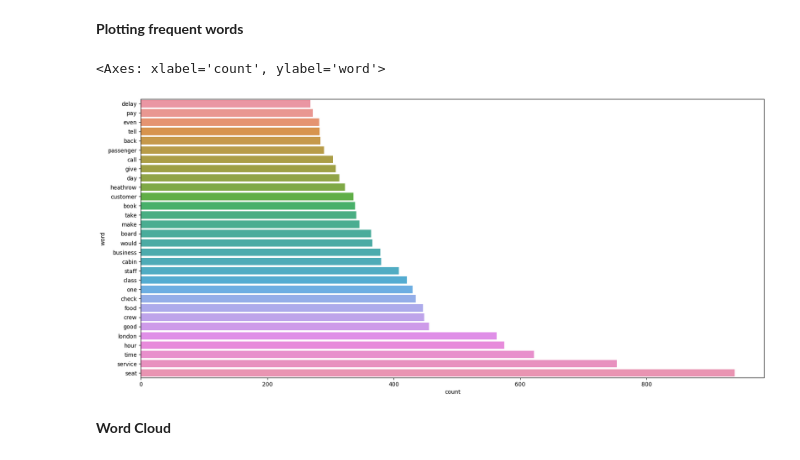
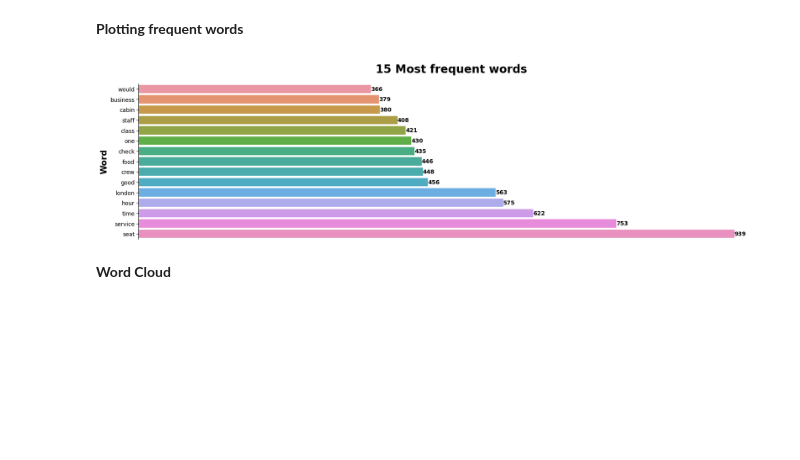
Before and after one commit to BhanuSrihridai/British-Airways, a Jupyter notebook: British_airways.ipynb, the cells around one changed output. Cells and saved outputs as stored; diff of their text form; code cells hidden in the pictures; blank space fills up the shorter version.

```diff
--- a/British_airways.ipynb
+++ b/British_airways.ipynb
@@ -285,31 +282,35 @@ df['review_processed'][0]
 # %%
 import seaborn as sns
 from nltk import FreqDist
 import matplotlib.pyplot as plt
 
 #Extracts words into list and count frequency
 all_words = ' '.join([text for text in df['review_processed']])
 all_words = all_words.split()
 words_df = FreqDist(all_words)
 
 # Extracting words and frequency from words_df object
 words_df = pd.DataFrame({'word':list(words_df.keys()), 'count':list(words_df.values())})
 words_df
 
 # Subsets top 30 words by frequency
-words_df = words_df.nlargest(columns="count", n = 30)
+words_df = words_df.nlargest(columns="count", n = 15)
 
 words_df.sort_values('count', inplace = True)
 
 # Plotting 30 frequent words
-plt.figure(figsize=(20,9))
+plt.figure(figsize=(20,5))
 # ax = plt.barh(words_df['word'], width = words_df['count'])
 # plt.show()
 
-sns.barplot(y=words_df['word'],x=words_df['count'])
+axes=sns.barplot(y=words_df['word'],x=words_df['count'])
+plt.title('15 Most frequent words',fontweight='bold',fontsize=20,pad=20)
+plt.ylabel('Word',fontweight='bold',fontsize=15)
+axes.bar_label(axes.containers[0],color='black',padding=0,fontweight='bold')                    # Setting the barlables, so that the count can be seen on the bars
+axes.spines[['right','top','bottom']].set_visible(False)                                          # Removing the chart junk like boarders
+axes.xaxis.set_visible(False)                                                                     # Sets visibility of x-axis to False so that x-axis doesn't visible
 # %% [output]
-<Axes: xlabel='count', ylabel='word'>
-[figure, old version]
+[figure, new version]
 # %% [markdown]
 **Word Cloud**
 # %%
```
Also changed, not shown: parts of 11 cells of this notebook.
